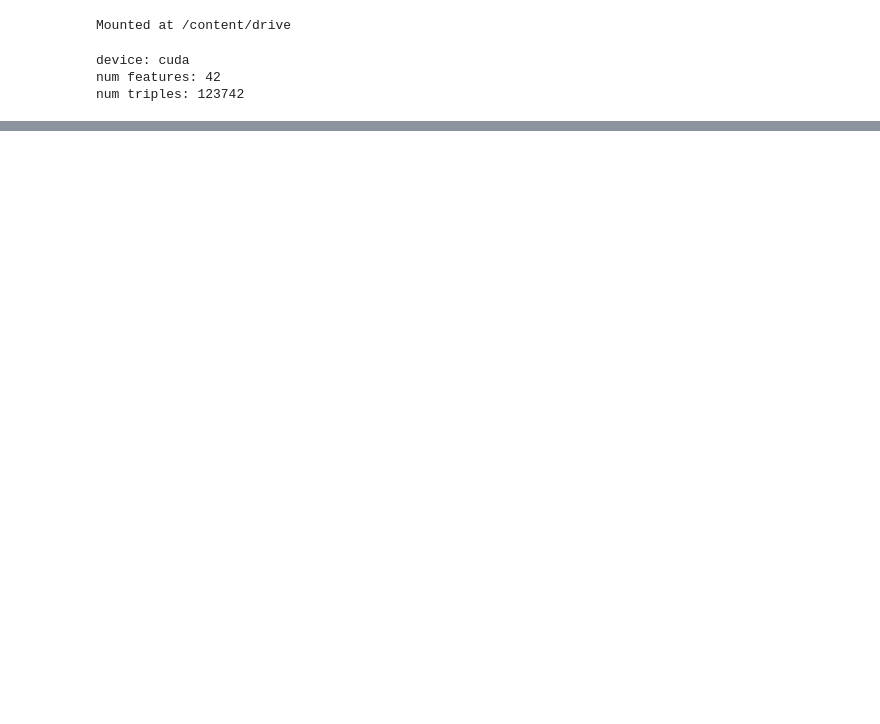
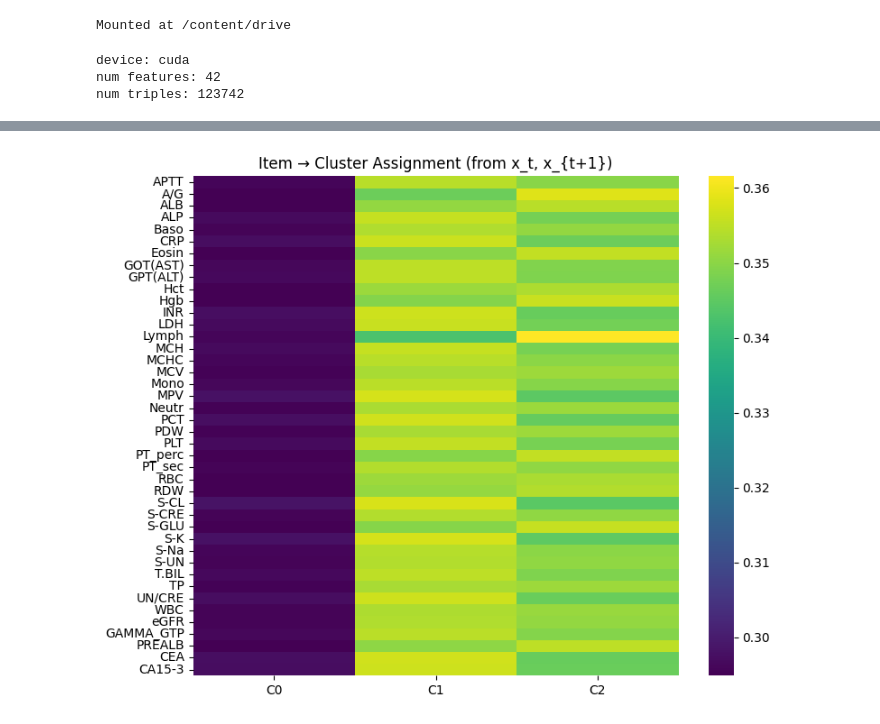
Before and after one commit to akaneko6922/2025-world-model-with-gnn-1, a Jupyter notebook: ts_attn_and_difpl_vta.ipynb, the cells around one changed output, grey strips where cells are left out. Drawn from its saved outputs; the diff is of its cells as text; code cells hidden in the pictures; blank space fills up the shorter version.

```diff
--- a/ts_attn_and_difpl_vta.ipynb
+++ b/ts_attn_and_difpl_vta.ipynb
@@ -337,0 +341,24 @@ print(segs)  # (start_idx, end_idx, regime)
+# %%
+encoder.eval()
+with torch.no_grad():
+    _, S = encoder(patient_triples[0])
+
+S = S.softmax(dim=1).cpu().numpy()
+# %%
+import seaborn as sns
+import matplotlib.pyplot as plt
+
+# Re-define F to ensure it's an integer, overriding any potential shadowing issues
+F = len(feature_cols)
+
+plt.figure(figsize=(8, max(4, F*0.15)))
+sns.heatmap(
+    S, cmap="viridis",
+    yticklabels=feature_cols,
+    xticklabels=[f"C{k}" for k in range(S.shape[1])]
+)
+plt.title("Item → Cluster Assignment (from x_t, x_{t+1})")
+plt.tight_layout()
+plt.show()
+# %% [output]
+[figure, added]
```
Also changed, not shown: parts of 2 cells of this notebook.
